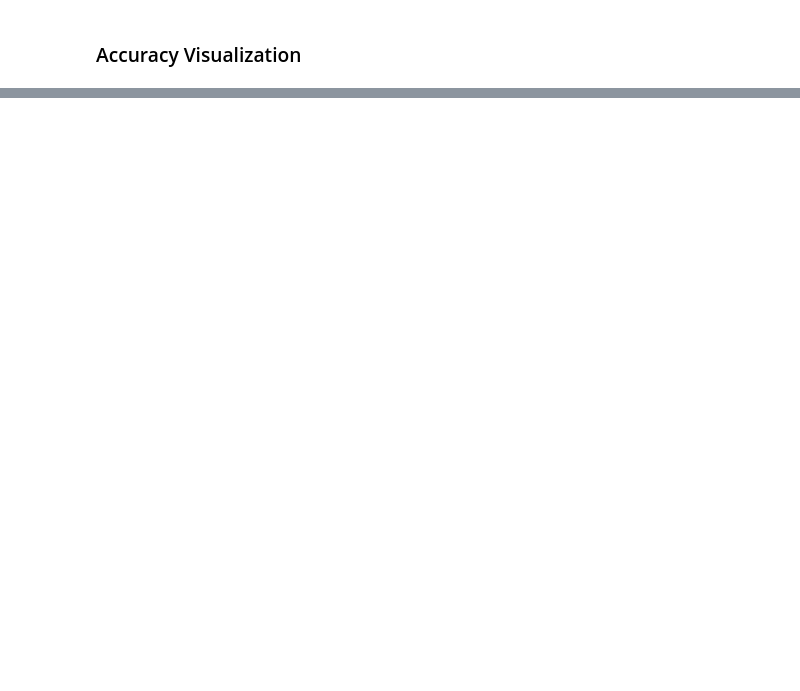
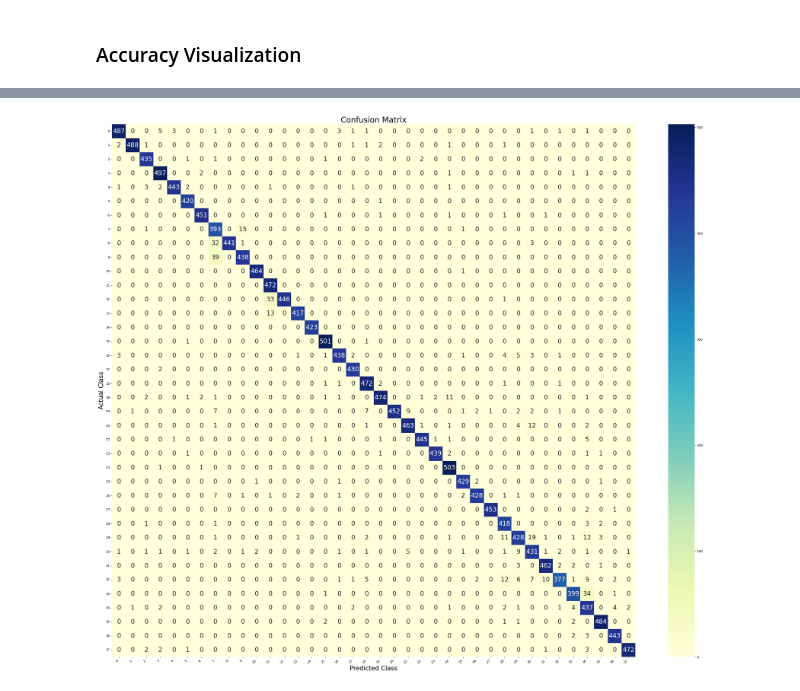
Before and after one commit to GitTanish/Ml-Projects, a Jupyter notebook: Plant_Disease_Prediction.ipynb, the cells around one changed output, grey strips where cells are left out. Saved outputs shown, nothing was run; the diff lists cells and outputs as text; code cells hidden in the pictures; blank space fills up the shorter version.

Commit message:
Re-evaluated model performance: - Improved accuracy - Verified with confusion matrix - Checked precision, recall, and F1 score

```diff
--- a/Plant_Disease_Prediction.ipynb
+++ b/Plant_Disease_Prediction.ipynb
@@ -332,0 +398,2 @@ plt.show()
+# %%
+predicted_categories = tf.argmax(y_pred, axis =1)
@@ -332,0 +404,3 @@ plt.show()
+# %%
+ true_categories = tf.concat([y for x,y in test_set], axis=0)
+ true_categories
@@ -332,0 +416,3 @@ plt.show()
+# %%
+Y_true = tf.argmax(true_categories, axis =1)
+Y_true
@@ -332,0 +446,3 @@ plt.show()
+# %%
+cnf_mat = confusion_matrix(Y_true, predicted_categories)
+cnf_mat
@@ -332,0 +467,13 @@ plt.show()
+# %%
+plt.figure(figsize=(30, 25))  # Wider and taller figure
+sns.heatmap(cnf_mat, annot=True, fmt='d', cmap='YlGnBu',
+            annot_kws={"size": 20})  # Adjust font size for annotations
+plt.xlabel("Predicted Class", fontsize=20)
+plt.ylabel("Actual Class", fontsize=20)
+plt.xticks(fontsize=10, rotation=45, ha='right')
+plt.yticks(fontsize=10, rotation=0)
+plt.title("Confusion Matrix", fontsize=25)
+plt.tight_layout()  # Prevent label clipping
+plt.show()
+# %% [output]
+[figure, added]
```
Also changed, not shown: parts of 33 cells of this notebook.
